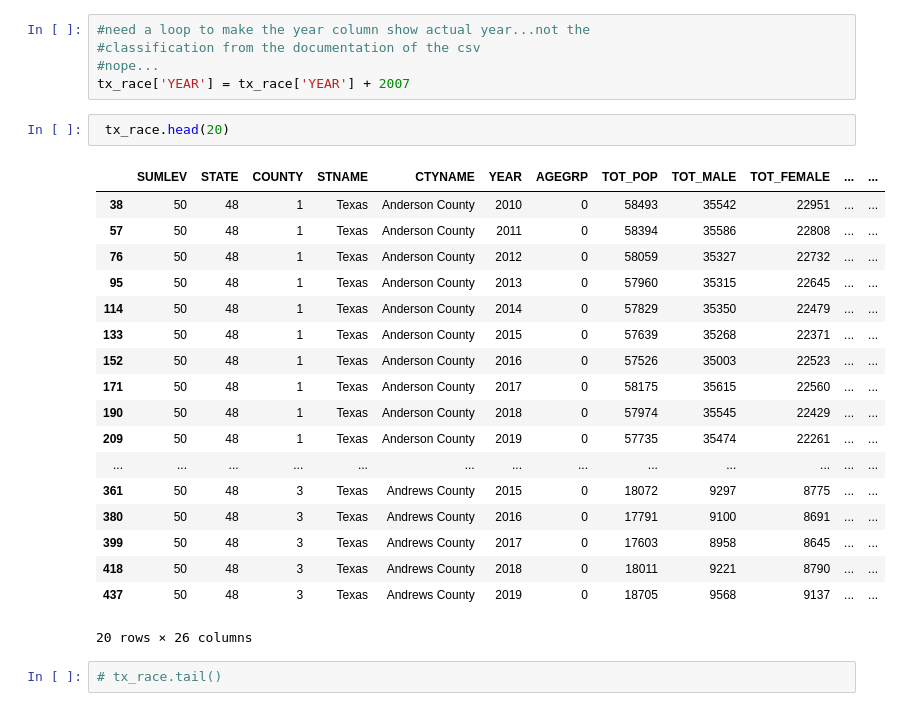
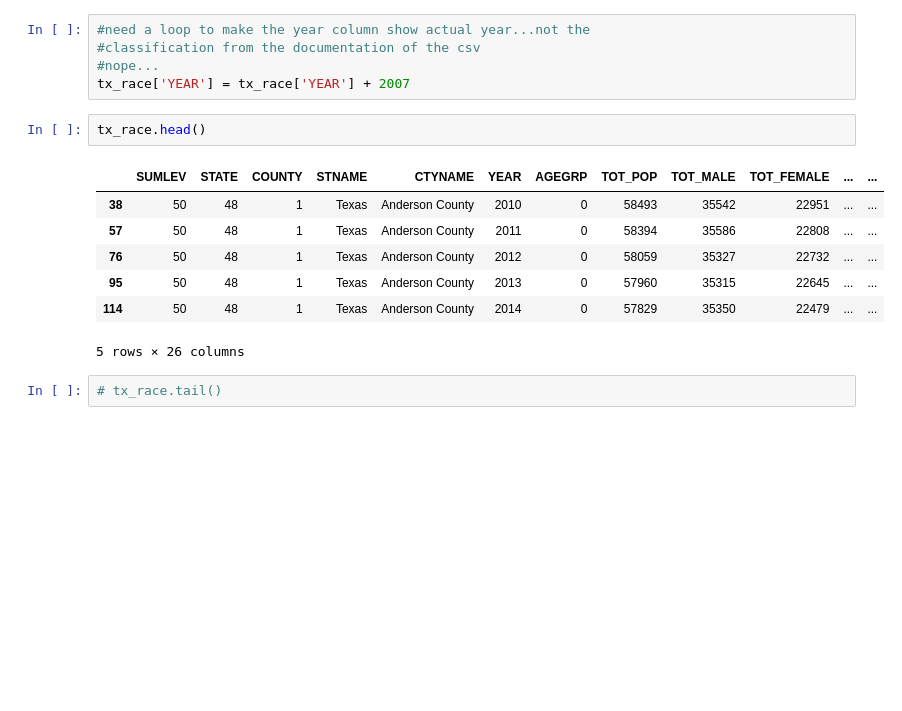
Before and after one commit to tipearso/Voting, a Jupyter notebook: Capstone/notebooks/Tim_capstone.ipynb, the cells around one changed output. Drawn from its saved outputs; the diff is of its cells as text; blank space fills up the shorter version.

Commit message:
need to complete read me still but tableau notebook is basically done

```diff
--- a/Capstone/notebooks/Tim_capstone.ipynb
+++ b/Capstone/notebooks/Tim_capstone.ipynb
@@ -288,26 +330,15 @@ The key for the YEAR variable is as follows: 1 = 4/1/2010 Census population 2 =
 #nope...
 tx_race['YEAR'] = tx_race['YEAR'] + 2007
 # %%
- tx_race.head(20)
+tx_race.head()
 # %% [output]
 |  | SUMLEV | STATE | COUNTY | STNAME | CTYNAME | YEAR | AGEGRP | TOT_POP | TOT_MALE | TOT_FEMALE | ... | ... |
 | 38 | 50 | 48 | 1 | Texas | Anderson County | 2010 | 0 | 58493 | 35542 | 22951 | ... | ... |
 | 57 | 50 | 48 | 1 | Texas | Anderson County | 2011 | 0 | 58394 | 35586 | 22808 | ... | ... |
 | 76 | 50 | 48 | 1 | Texas | Anderson County | 2012 | 0 | 58059 | 35327 | 22732 | ... | ... |
 | 95 | 50 | 48 | 1 | Texas | Anderson County | 2013 | 0 | 57960 | 35315 | 22645 | ... | ... |
 | 114 | 50 | 48 | 1 | Texas | Anderson County | 2014 | 0 | 57829 | 35350 | 22479 | ... | ... |
-| 133 | 50 | 48 | 1 | Texas | Anderson County | 2015 | 0 | 57639 | 35268 | 22371 | ... | ... |
-| 152 | 50 | 48 | 1 | Texas | Anderson County | 2016 | 0 | 57526 | 35003 | 22523 | ... | ... |
-| 171 | 50 | 48 | 1 | Texas | Anderson County | 2017 | 0 | 58175 | 35615 | 22560 | ... | ... |
-| 190 | 50 | 48 | 1 | Texas | Anderson County | 2018 | 0 | 57974 | 35545 | 22429 | ... | ... |
-| 209 | 50 | 48 | 1 | Texas | Anderson County | 2019 | 0 | 57735 | 35474 | 22261 | ... | ... |
-| ... | ... | ... | ... | ... | ... | ... | ... | ... | ... | ... | ... | ... |
-| 361 | 50 | 48 | 3 | Texas | Andrews County | 2015 | 0 | 18072 | 9297 | 8775 | ... | ... |
-| 380 | 50 | 48 | 3 | Texas | Andrews County | 2016 | 0 | 17791 | 9100 | 8691 | ... | ... |
-| 399 | 50 | 48 | 3 | Texas | Andrews County | 2017 | 0 | 17603 | 8958 | 8645 | ... | ... |
-| 418 | 50 | 48 | 3 | Texas | Andrews County | 2018 | 0 | 18011 | 9221 | 8790 | ... | ... |
-| 437 | 50 | 48 | 3 | Texas | Andrews County | 2019 | 0 | 18705 | 9568 | 9137 | ... | ... |
-20 rows × 26 columns
+5 rows × 26 columns
 # %%
 # tx_race.tail()
 # %%
```
Also changed, not shown: parts of 51 cells of this notebook, 5 other files.
